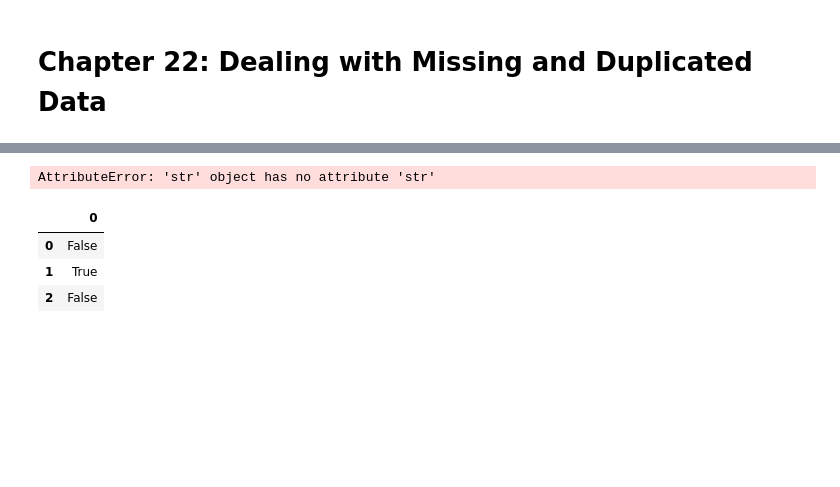
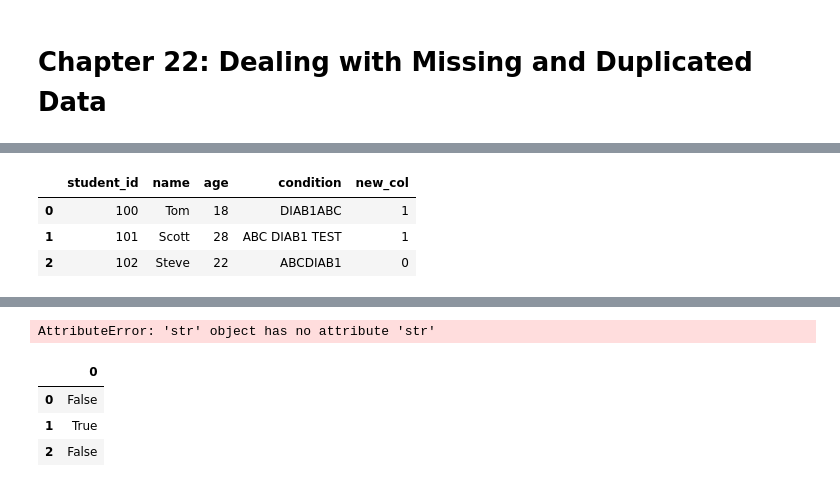
Before and after one commit to stevechengnyc/effective-pandas, a Jupyter notebook: 22-dealing-with-missing-and-duplicated-data.ipynb, the cells around one changed output, grey strips where cells are left out. Drawn from its saved outputs; the diff is of its cells as text; code cells hidden in the pictures; blank space fills up the shorter version.

```diff
--- a/22-dealing-with-missing-and-duplicated-data.ipynb
+++ b/22-dealing-with-missing-and-duplicated-data.ipynb
@@ -17,0 +68,8 @@ df
+# %%
+df['new_col'] = df['name'].str.count('o')
+df
+# %% [output]
+|  | student_id | name | age | condition | new_col |
+| 0 | 100 | Tom | 18 | DIAB1ABC | 1 |
+| 1 | 101 | Scott | 28 | ABC DIAB1 TEST | 1 |
+| 2 | 102 | Steve | 22 | ABCDIAB1 | 0 |
```
Also changed, not shown: parts of 10 cells of this notebook.
